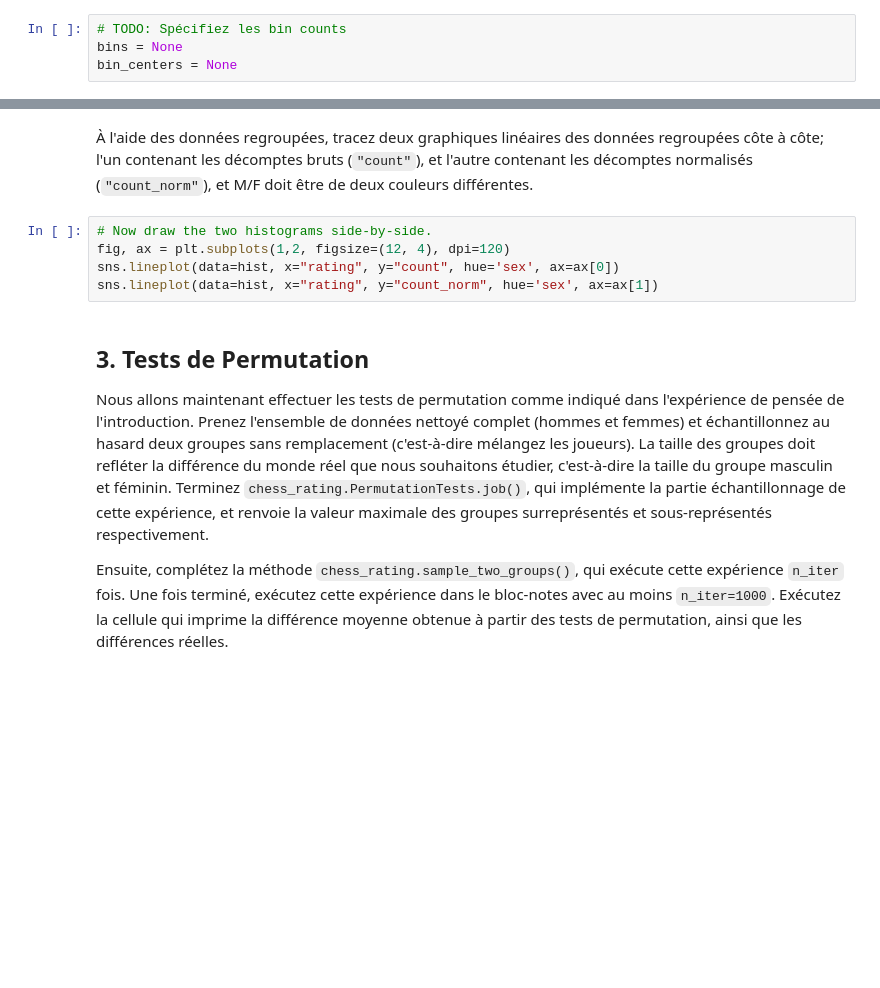
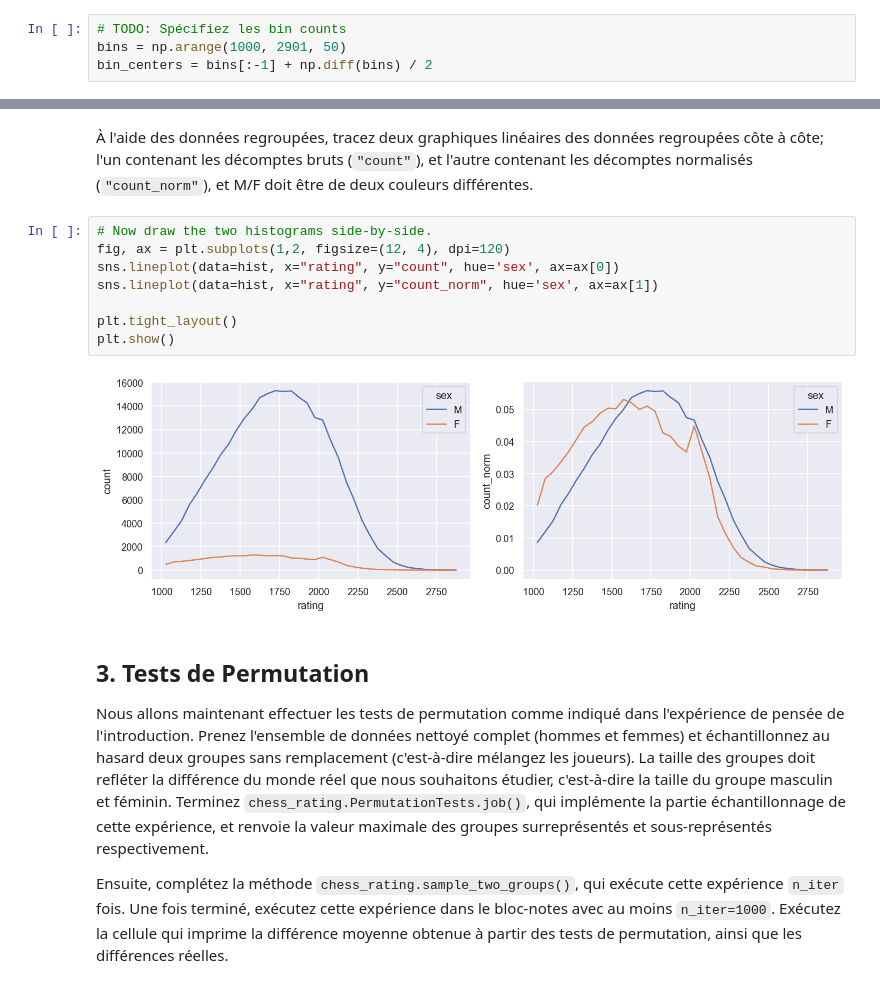
Before and after one commit to Mbaka11/IFT6758_Data_Science, a Jupyter notebook: HW/HW3_IFT6758_FR/chess_rating.ipynb, the cells around one changed output, grey strips where cells are left out. Drawn from its saved outputs; the diff is of its cells as text; blank space fills up the shorter version.

```diff
--- a/HW/HW3_IFT6758_FR/chess_rating.ipynb
+++ b/HW/HW3_IFT6758_FR/chess_rating.ipynb
@@ -86,8 +132,8 @@ solution.eq(binned_output)
 Utilisons cette méthode pour bin les scores M/F et les comparer.
 # %%
 # TODO: Spécifiez les bin counts
-bins = None
-bin_centers = None
+bins = np.arange(1000, 2901, 50)
+bin_centers = bins[:-1] + np.diff(bins) / 2
 # %%
 # Générez les données d'histogramme
 # TODO: completez chess_rating.bin_counts()
@@ -103,8 +149,13 @@ hist = pd.concat([M_hist, F_hist])
 # %%
 # Now draw the two histograms side-by-side.
 fig, ax = plt.subplots(1,2, figsize=(12, 4), dpi=120)
 sns.lineplot(data=hist, x="rating", y="count", hue='sex', ax=ax[0])
 sns.lineplot(data=hist, x="rating", y="count_norm", hue='sex', ax=ax[1])
+
+plt.tight_layout()
+plt.show()
+# %% [output]
+[figure, added]
 # %% [markdown]
 ## 3. Tests de Permutation
 
```
Also changed, not shown: parts of 12 cells of this notebook, 1 other file.
